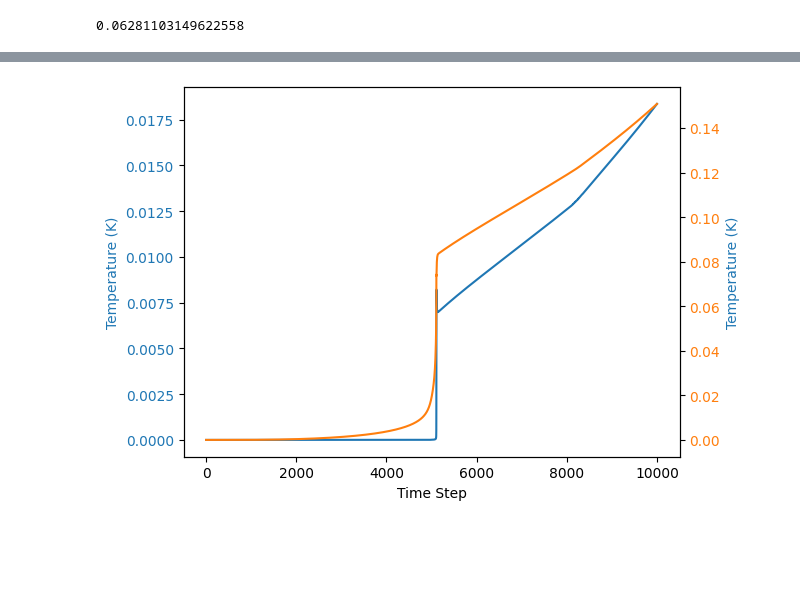
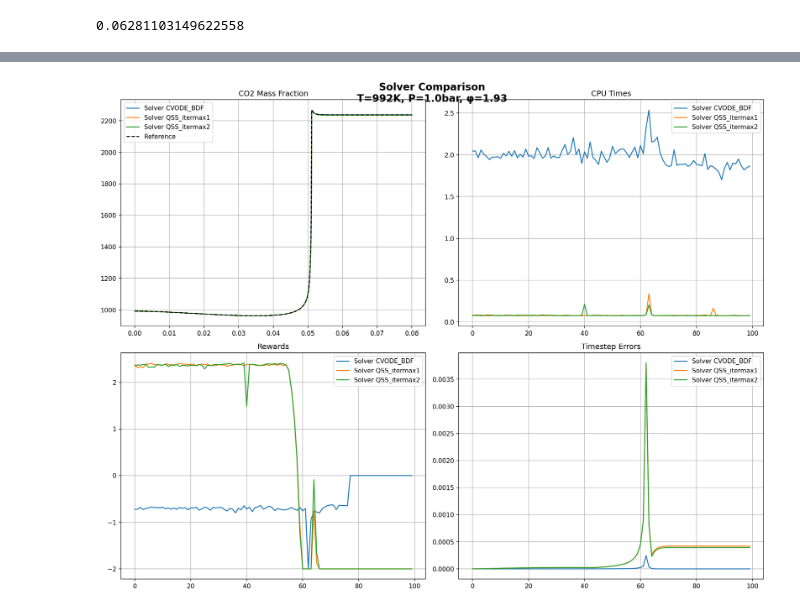
Before and after one commit to DMO-LAB/combustionRL, a Jupyter notebook: evaluate_rl.ipynb, the cells around one changed output, grey strips where cells are left out. Saved outputs shown, nothing was run; the diff lists cells and outputs as text; code cells hidden in the pictures; blank space fills up the shorter version.

```diff
--- a/evaluate_rl.ipynb
+++ b/evaluate_rl.ipynb
@@ -1002,22 +1115,40 @@ plt.show()
-# %%
-fig, ax1 = plt.subplots()
-
-CO2_index = env.gas.species_index('OH')
-H2O_index = env.gas.species_index('H2O')
-
-# Plot temperature on left y-axis
-ax1.set_xlabel('Time Step')
-ax1.set_ylabel('Temperature (K)', color='tab:blue')
-ax1.plot(np.array(env.states_trajectory)[:, CO2_index+1], color='tab:blue')
-ax1.tick_params(axis='y', labelcolor='tab:blue')
-
-# Plot Gibbs free energy on right y-axis
-ax2 = ax1.twinx()
-ax2.set_ylabel('Temperature (K)', color='tab:blue')
-ax2.plot(np.array(env.states_trajectory)[:, H2O_index+1], color='tab:orange')
-ax2.tick_params(axis='y', labelcolor='tab:orange')
-
-
-plt.show()
-# %% [output]
-[figure, removed]
+# %%
+fig, ((ax1, ax2), (ax3, ax4)) = plt.subplots(2, 2, figsize=(15, 12), dpi=150)
+
+species_name = 'CO2'
+H20_index = env.gas.species_index(species_name)
+
+for action in range(len(solver_configs)):
+    cpu_times = all_action_comparison[action]['cpu_times']
+    rewards = all_action_comparison[action]['rewards']
+    timestep_errors = all_action_comparison[action]['timestep_errors']
+    Y = np.array(all_action_comparison[action]['trajectory'])[:, 0]
+    times = all_action_comparison[action]['times_trajectory']
+
+    ax1.plot(times, Y, label=f'Solver {solver_names[action]}')
+    ax2.plot(np.arange(len(cpu_times)), cpu_times, label=f'Solver {solver_names[action]}')
+    ax3.plot(np.arange(len(rewards)), rewards, label=f'Solver {solver_names[action]}')
+    ax4.plot(np.arange(len(timestep_errors)), timestep_errors, label=f'Solver {solver_names[action]}')
+
+ax1.plot(ref_time, env.ref_states[:, 0], label='Reference', linestyle='--', color='black')
+
+ax1.set_title(f'{species_name} Mass Fraction')
+ax2.set_title('CPU Times')
+ax3.set_title('Rewards')
+ax4.set_title('Timestep Errors')
+
+for ax in [ax1, ax2, ax3, ax4]:
+    ax.legend()
+    ax.grid(True)
+
+plt.suptitle(f'Solver Comparison\n'
+             f'T={env.ref_states[0, 0]:.0f}K, '
+             f'P={pressure/ct.one_atm:.1f}bar, '
+             f'φ={phi:.2f}',
+             fontsize=16, fontweight='bold', y=0.95)
+
+plt.tight_layout()
+plt.show()
+#
+# %% [output]
+[figure, added]
```
Also changed, not shown: parts of 26 cells of this notebook, 19 other files.
